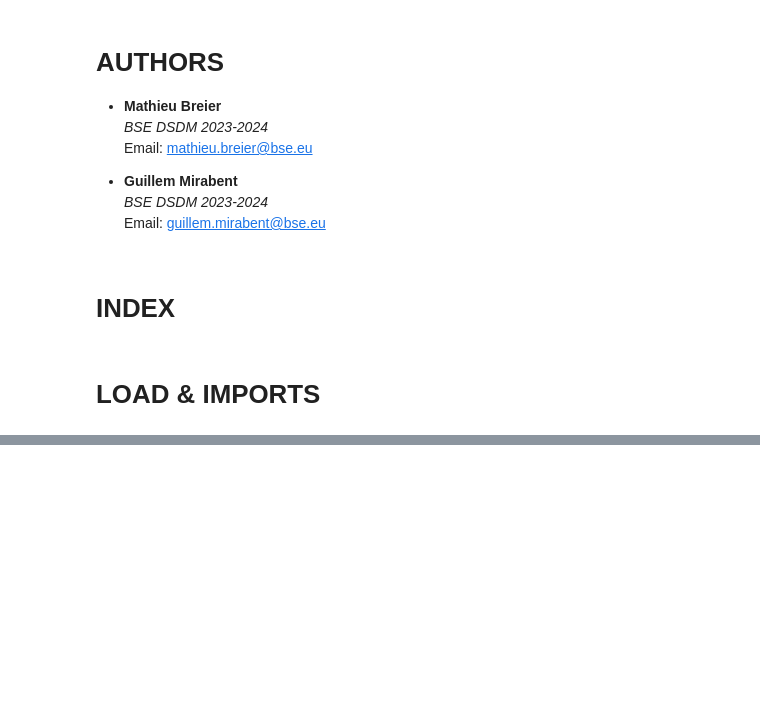
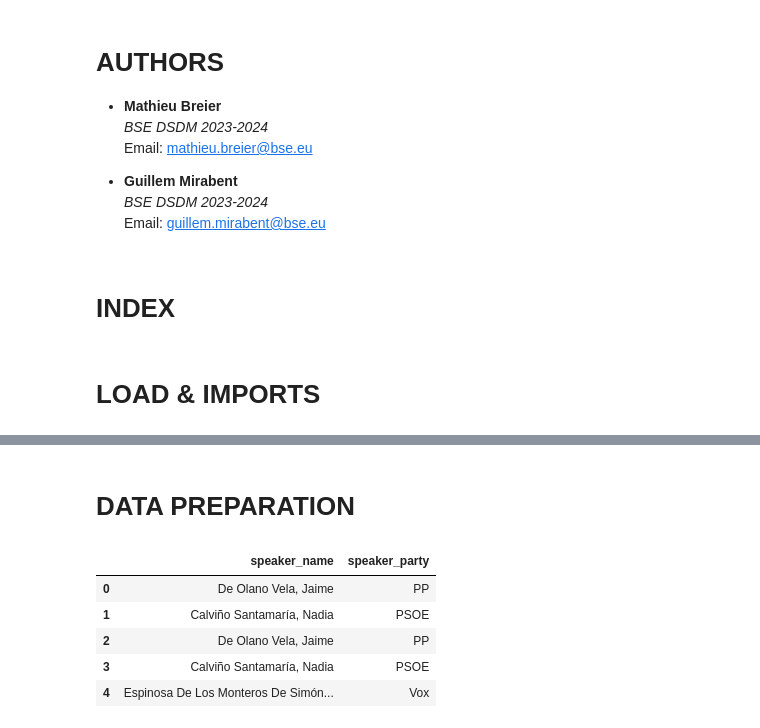
Before and after one commit to guill-mr/Speech_Classification_in_Spanish_Parliament_with_Transformers, a Jupyter notebook: NN_model.ipynb, the cells around one changed output, grey strips where cells are left out. Cells and saved outputs as stored; diff of their text form; code cells hidden in the pictures; blank space fills up the shorter version.

```diff
--- a/NN_model.ipynb
+++ b/NN_model.ipynb
@@ -39,0 +57,6 @@ data.loc[data['speaker_party'] == 'PP', 'speaker_party'] = 1
+# %% [markdown]
+# DATA PREPARATION
+# %%
+sel_cols = ['date', 'party_status', 'speaker_party', 'speaker_gender', 'speaker_id', 'speaker_name', 'speaker_birth', 'term', 'speech_text_preprocessed']
+
+data = data[sel_cols]
@@ -39,0 +67,13 @@ data.loc[data['speaker_party'] == 'PP', 'speaker_party'] = 1
+# %%
+list_of_interest_parties = ['PP', 'PSOE', 'UP', 'Vox', 'ERC-S', 'JxCat-Junts', 'EAJ-PNV', 'EH Bildu', 'CiU', 'ERC-CATSÍ']
+
+data = data[data['speaker_party'].isin(list_of_interest_parties)]
+
+display(data[['speaker_name', 'speaker_party']].head())
+# %% [output]
+|  | speaker_name | speaker_party |
+| 0 | De Olano Vela, Jaime | PP |
+| 1 | Calviño Santamaría, Nadia | PSOE |
+| 2 | De Olano Vela, Jaime | PP |
+| 3 | Calviño Santamaría, Nadia | PSOE |
+| 4 | Espinosa De Los Monteros De Simón... | Vox |
```
Also changed, not shown: parts of 18 cells of this notebook, 1 other file.
